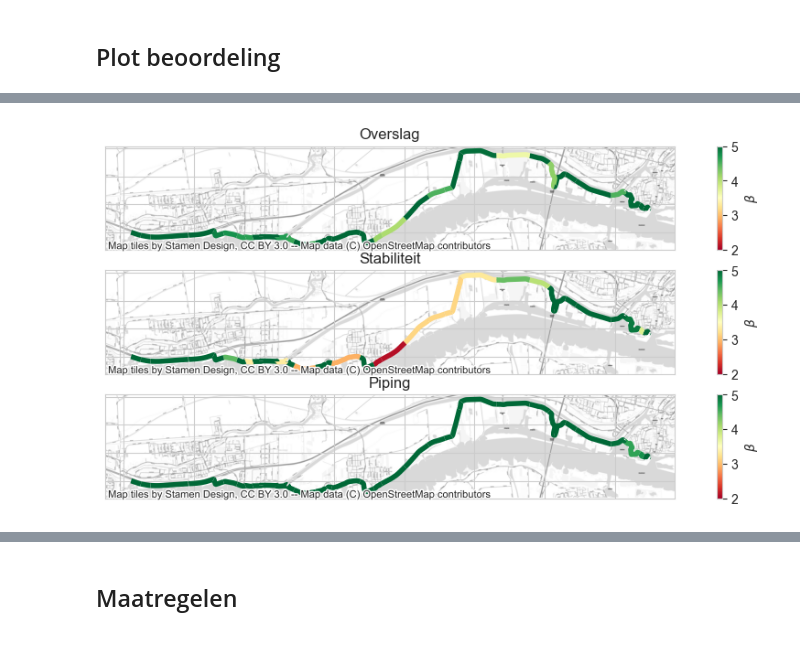
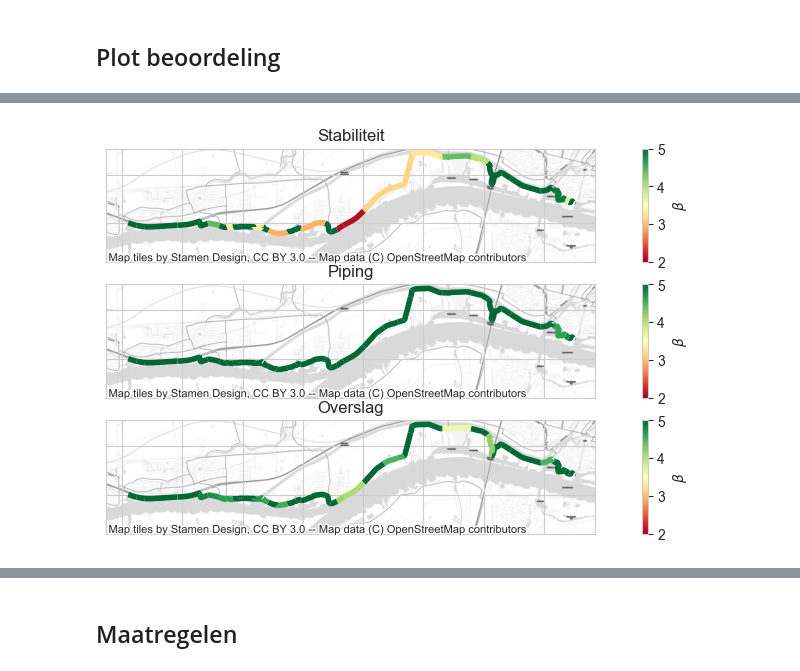
Before and after one commit to Deltares/VRSuiteUtils, a Jupyter notebook: postprocessing/Analyse 16-1.ipynb, the cells around one changed output, grey strips where cells are left out. Cells and saved outputs as stored; diff of their text form; code cells hidden in the pictures.

```diff
--- a/postprocessing/Analyse 16-1.ipynb
+++ b/postprocessing/Analyse 16-1.ipynb
@@ -12,6 +14,6 @@ from scipy.stats import norm
 # %%
 shape_dir = Path(r'n:\Projects\11208000\11208392\C. Report - advise\Gegevens 16-1')
-results_dir = shape_dir.joinpath('output')
+results_dir = shape_dir.joinpath('rerun')
 run = 'results'
 # shapefile = gpd.read_file(shape_dir.joinpath('00_data_workflow','intermediate','Vakindeling_Veiligheidsrendement.shp'))
 shapefile = gpd.read_file(shape_dir.joinpath('intermediate','Vakindeling_Veiligheidsrendement.shp'))
@@ -25,26 +27,3 @@ for count, section in shapefile.iterrows():
         shapefile.loc[count,'NUMMER']= '{:02d}'.format(np.int32(section.NUMMER))
 # %% [markdown]
 ## Plot vakindeling
-# %%
-fig,ax = plt.subplots(figsize=(12,5))
-colors = sns.color_palette('colorblind',n_colors=8)
-colcount=0
-for count, row in shapefile.iterrows():
-    if row.IN_ANALYSE:
-        colcount+=1
-        try:
-            color = colors[colcount]
-        except:
-            color = colors[0]
-            colcount = 0
-        ax.plot(*row.geometry.coords.xy,color=color)
-        if (count % 2) == 0:
-            ax.annotate(text=row['NUMMER'], xy=row.geometry.centroid.coords[:][0],
-                     horizontalalignment='center',verticalalignment='bottom',color=color)
-        else:
-            ax.annotate(text=row['NUMMER'], xy=row.geometry.centroid.coords[:][0],
-                     horizontalalignment='center',verticalalignment='top',color=color)
-ax.set_xticklabels([])
-ax.set_yticklabels([])
-ctx.add_basemap(ax,source=ctx.providers.Stamen.TonerLite)
-plt.savefig(results_dir.joinpath(run,'extra_resultaten','vakindeling.png'),dpi=300,bbox_inches='tight')
@@ -62,10 +50,13 @@ def pf_to_beta(pf):
     # alternative: use scipy
     return -norm.ppf(pf)
 
-InitialAssessmentBetas = pd.read_csv(results_dir.joinpath(run,'InitialAssessment_Betas.csv'))
-for count, line in InitialAssessmentBetas.iterrows():
-    InitialAssessmentBetas.loc[count,'name'] = line['name'].strip('DV')
+InitialAssessmentBetas, InitialAssessmentProbabilities = read_assessment_betas(results_dir.joinpath(run, 'InitialAssessment_Betas.csv'))
 
-list_of_cols_to_change = ['0','19','20','25','50','75','100']
-InitialAssessmentProbabilities = copy.deepcopy(InitialAssessmentBetas)
-InitialAssessmentProbabilities[list_of_cols_to_change] = InitialAssessmentProbabilities[list_of_cols_to_change].apply(lambda x: beta_to_pf(x))
+
+# InitialAssessmentBetas = pd.read_csv(results_dir.joinpath(run,'InitialAssessment_Betas.csv'))
+# for count, line in InitialAssessmentBetas.iterrows():
+#     InitialAssessmentBetas.loc[count,'name'] = line['name'].strip('DV')
+
+# list_of_cols_to_change = ['0','19','20','25','50','75','100']
+# InitialAssessmentProbabilities = copy.deepcopy(InitialAssessmentBetas)
+# InitialAssessmentProbabilities[list_of_cols_to_change] = InitialAssessmentProbabilities[list_of_cols_to_change].apply(lambda x: beta_to_pf(x))
@@ -72,19 +67,21 @@ InitialAssessmentProbabilities[list_of_cols_to_change] = InitialAssessmentProbab
 # %%
-mechanisms = {'Overflow':'Overslag', 'StabilityInner':'Stabiliteit', 'Piping':'Piping'}
+mechanisms = {'StabilityInner':'Stabiliteit', 'Piping':'Piping','Overflow':'Overslag'}
 shapes = {}
 for mech in mechanisms.keys():
     subset = InitialAssessmentBetas.loc[InitialAssessmentBetas.mechanism==mech]
     shapes[mech] = shapefile.merge(subset,left_on='NUMMER',right_on='name')
 
 sns.set_style('whitegrid')
 fig,ax = plt.subplots(nrows=3,figsize=(12,5))
 for count, axes in enumerate(ax):
     shapes[list(mechanisms.keys())[count]].plot(column='0',ax=axes,legend=True,vmin=2,vmax=5,cmap='RdYlGn',linewidth=4,legend_kwds={'label':r'$\beta$'})
     axes.set_xticklabels([])
     axes.set_yticklabels([])
+    axes.set_ylim(bottom=axes.get_ylim()[0]-1000)
+
     axes.set_title(mechanisms[list(mechanisms.keys())[count]])
     ctx.add_basemap(axes, crs = shapes[list(mechanisms.keys())[count]].crs,source=ctx.providers.Stamen.TonerLite)
 plt.savefig(results_dir.joinpath(run,'extra_resultaten','beoordeling_2025_beta.png'),dpi=300,bbox_inches='tight')
 # %% [output]
-[figure, old version]
+[figure, new version]
 # %%
```
Also changed, not shown: parts of 19 cells of this notebook, 2 other files.
